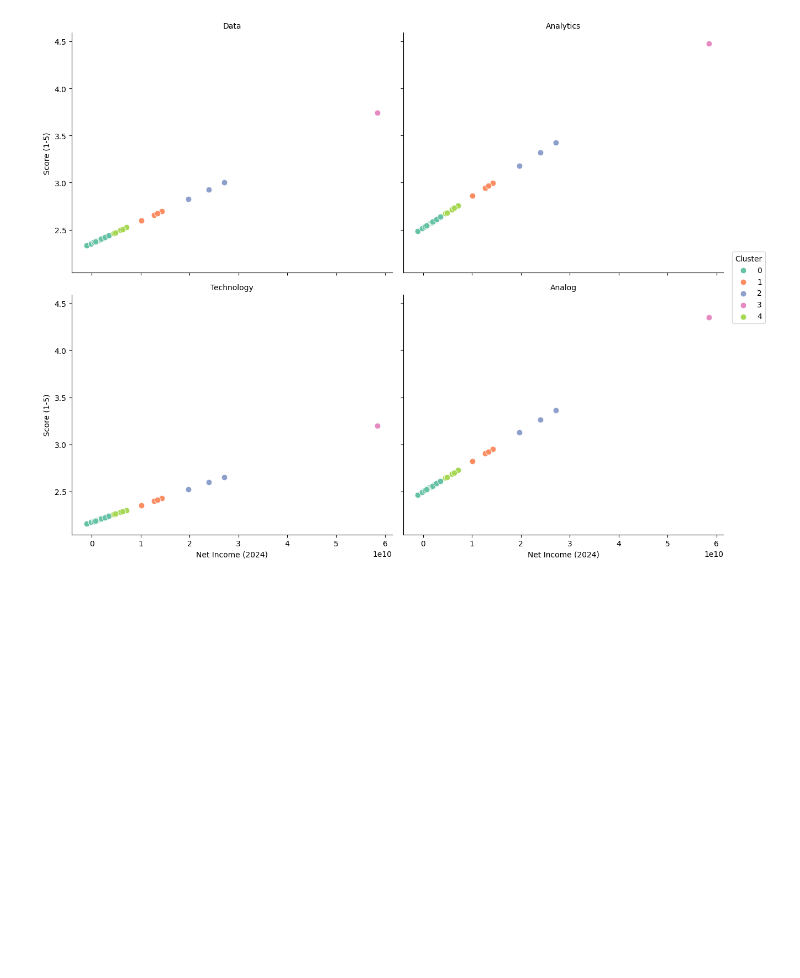
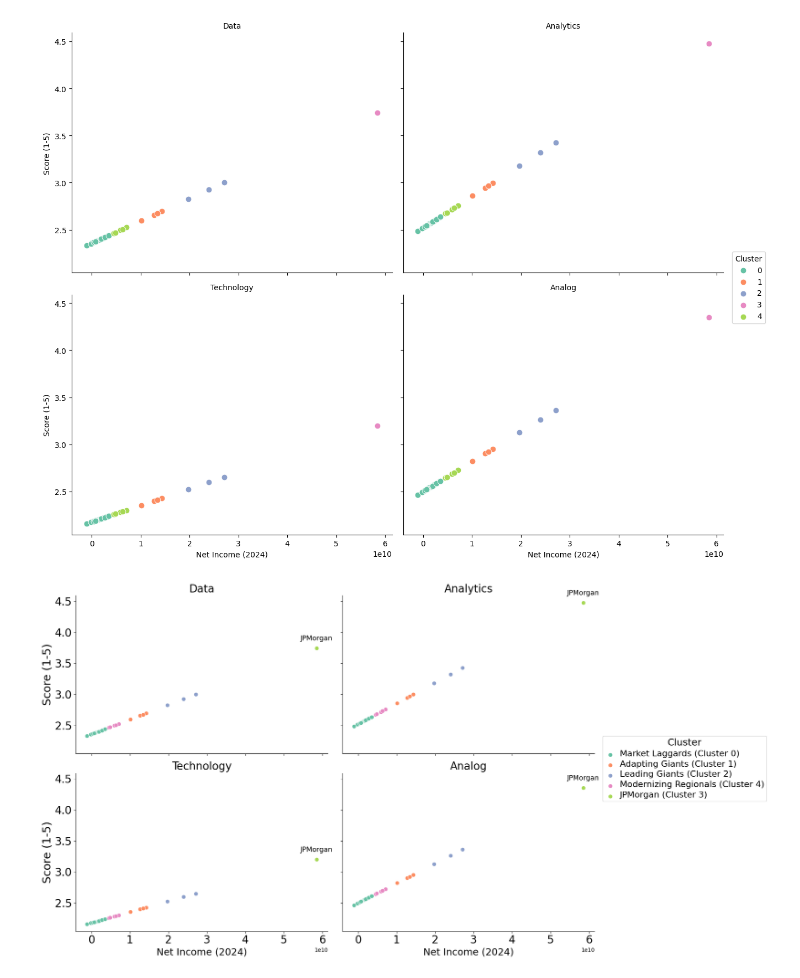
Before and after one commit to cm3155/Capstone_MCG, a Jupyter notebook: Analysis/Visualization.ipynb, the cells around one changed output. Drawn from its saved outputs; the diff is of its cells as text; code cells hidden in the pictures; blank space fills up the shorter version.

```diff
--- a/Analysis/Visualization.ipynb
+++ b/Analysis/Visualization.ipynb
@@ -143,3 +202,75 @@ plt.tight_layout()
 plt.show()
 # %% [output]
 [figure]
+# %%
+import pandas as pd
+import seaborn as sns
+import matplotlib.pyplot as plt
+
+# Reload uploaded files
+scores_df = pd.read_csv("calibrated_ILB_scores_with_cluster5.csv")
+income_df = pd.read_csv("bank_net_income_2024.csv")
+
+# Clean income values
+income_df['2024 Net Income'] = income_df['2024 Net Income'].replace('[\$,]', '', regex=True).astype(float)
+
+# Merge income into scores dataframe
+merged_df = pd.merge(scores_df, income_df, on='bank_name')
+
+# Melt for plotting: 1 row per bank per ILB dimension
+melted = pd.melt(merged_df,
+                 id_vars=['bank_name', '2024 Net Income', 'cluster'],
+                 value_vars=['Data_calibrated_score', 'Analytics_calibrated_score',
+                             'Technology_calibrated_score', 'Analog_calibrated_score'],
+                 var_name='Dimension', value_name='ILB Score')
+
+# Simplify dimension labels
+melted['Dimension'] = melted['Dimension'].str.replace('_calibrated_score', '')
+
+# Rename clusters with names + numbers
+cluster_labels = {
+    0: "Market Laggards (Cluster 0)",
+    1: "Adapting Giants (Cluster 1)",
+    2: "Leading Giants (Cluster 2)",
+    3: "JPMorgan (Cluster 3)",
+    4: "Modernizing Regionals (Cluster 4)"
+}
+melted['Cluster Name'] = melted['cluster'].map(cluster_labels)
+
+# Define function to annotate JPMorgan
+def annotate_jpmorgan(data, color, **kwargs):
+    ax = plt.gca()
+    jpm = data[data['bank_name'].str.lower().str.contains("jpmorgan")]
+    for _, row in jpm.iterrows():
+        ax.text(row['2024 Net Income'], row['ILB Score'] + 0.1, 'JPMorgan',
+                ha='center', va='bottom', fontsize=13, color='black')
+
+# Plot
+g = sns.FacetGrid(melted, col="Dimension", col_wrap=2, height=5, aspect=1.2, hue='Cluster Name', palette='Set2')
+g.map_dataframe(sns.scatterplot, x='2024 Net Income', y='ILB Score', s=60)
+g.map_dataframe(annotate_jpmorgan)  # <-- Add JPMorgan label
+
+# Bigger axis labels and subplot titles
+g.set_axis_labels("Net Income (2024)", "Score (1-5)")
+g.set_titles("{col_name}", size=20)
+g.set_xlabels("Net Income (2024)", fontsize=18)
+g.set_ylabels("Score (1-5)", fontsize=21)
+
+# Bigger tick numbers
+for ax in g.axes.flatten():
+    ax.tick_params(axis='both', labelsize=20)
+
+# Update legend
+g.add_legend(title='Cluster')
+g._legend.set_title("Cluster", prop={'size': 18})
+for text in g._legend.texts:
+    text.set_fontsize(16)
+
+# Move legend further to the right
+g._legend.set_bbox_to_anchor((1.28, 0.5))
+g._legend.set_frame_on(True)
+
+plt.tight_layout()
+plt.show()
+# %% [output]
+[figure, added]
```
Also changed, not shown: parts of 2 cells of this notebook, 36 other files.
